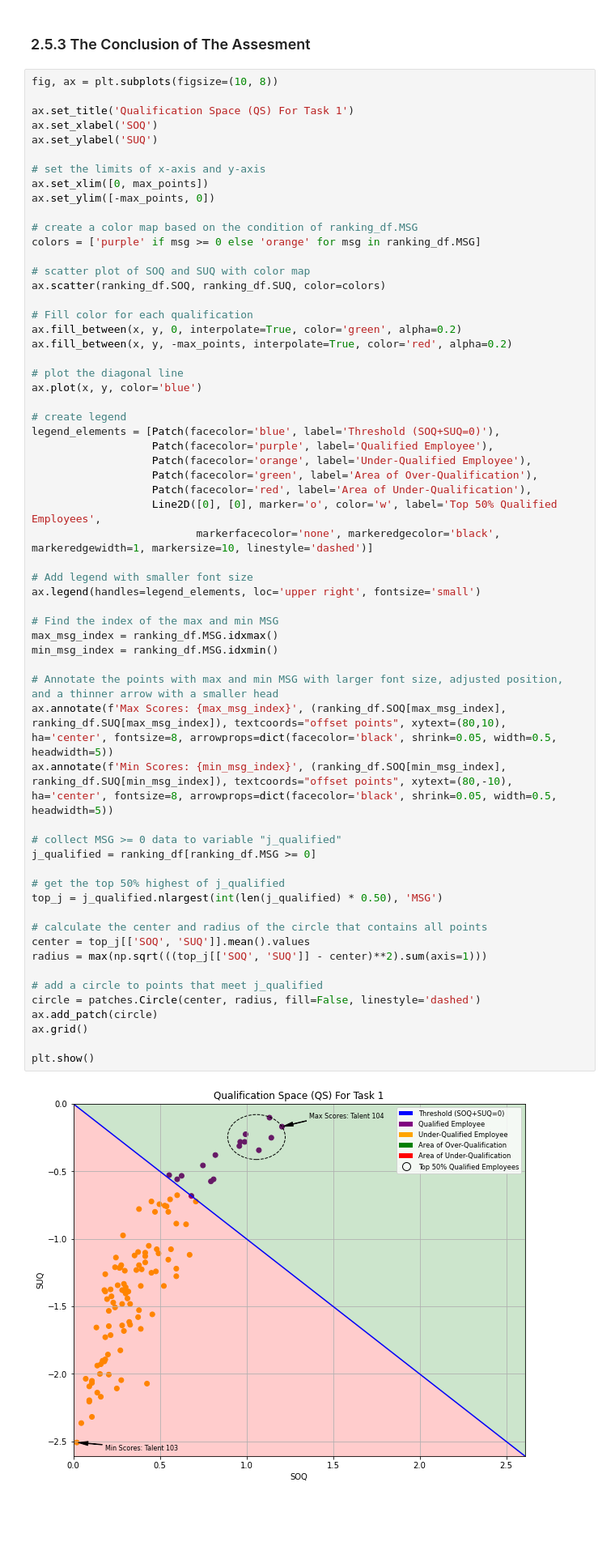
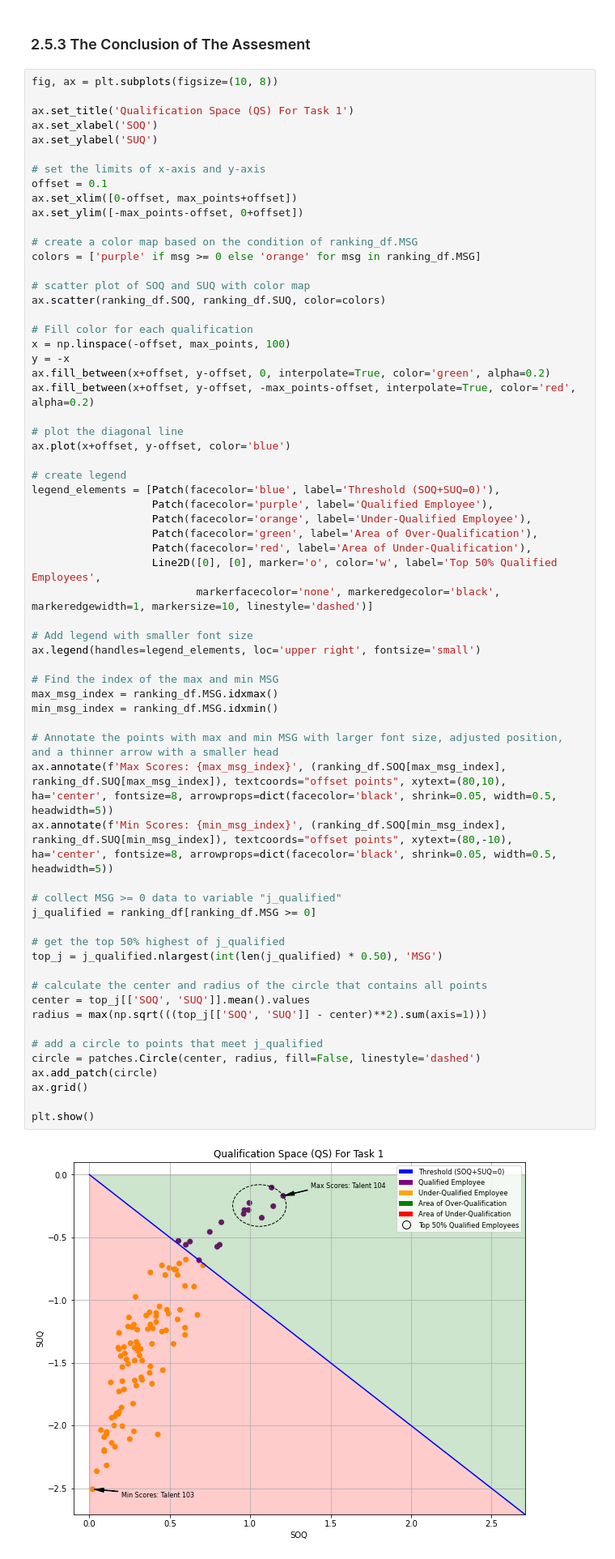
Before and after one commit to TK-Bunga-Matahari/shinchan, a Jupyter notebook: playgorund/competence_assesment/competence_assesment.ipynb, the cells around one changed output. Shown at 81% size. Cells and saved outputs as stored; diff of their text form; blank space fills up the shorter version.

Commit message:
add: offset for conclusion plot

```diff
--- a/playgorund/competence_assesment/competence_assesment.ipynb
+++ b/playgorund/competence_assesment/competence_assesment.ipynb
@@ -490,8 +490,9 @@ ax.set_xlabel('SOQ')
 ax.set_ylabel('SUQ')
 
 # set the limits of x-axis and y-axis
-ax.set_xlim([0, max_points])
-ax.set_ylim([-max_points, 0])
+offset = 0.1
+ax.set_xlim([0-offset, max_points+offset])
+ax.set_ylim([-max_points-offset, 0+offset])
 
 # create a color map based on the condition of ranking_df.MSG
 colors = ['purple' if msg >= 0 else 'orange' for msg in ranking_df.MSG]
@@ -500,11 +501,13 @@ colors = ['purple' if msg >= 0 else 'orange' for msg in ranking_df.MSG]
 ax.scatter(ranking_df.SOQ, ranking_df.SUQ, color=colors)
 
 # Fill color for each qualification
-ax.fill_between(x, y, 0, interpolate=True, color='green', alpha=0.2)
-ax.fill_between(x, y, -max_points, interpolate=True, color='red', alpha=0.2)
+x = np.linspace(-offset, max_points, 100)
+y = -x
+ax.fill_between(x+offset, y-offset, 0, interpolate=True, color='green', alpha=0.2)
+ax.fill_between(x+offset, y-offset, -max_points-offset, interpolate=True, color='red', alpha=0.2)
 
 # plot the diagonal line
-ax.plot(x, y, color='blue')
+ax.plot(x+offset, y-offset, color='blue')
 
 # create legend
 legend_elements = [Patch(facecolor='blue', label='Threshold (SOQ+SUQ=0)'),
@@ -516,31 +519,31 @@ legend_elements = [Patch(facecolor='blue', label='Threshold (SOQ+SUQ=0)'),
                           markerfacecolor='none', markeredgecolor='black', markeredgewidth=1, markersize=10, linestyle='dashed')]
 
 # Add legend with smaller font size
 ax.legend(handles=legend_elements, loc='upper right', fontsize='small')
 
 # Find the index of the max and min MSG
 max_msg_index = ranking_df.MSG.idxmax()
 min_msg_index = ranking_df.MSG.idxmin()
 
 # Annotate the points with max and min MSG with larger font size, adjusted position, and a thinner arrow with a smaller head
 ax.annotate(f'Max Scores: {max_msg_index}', (ranking_df.SOQ[max_msg_index], ranking_df.SUQ[max_msg_index]), textcoords="offset points", xytext=(80,10), ha='center', fontsize=8, arrowprops=dict(facecolor='black', shrink=0.05, width=0.5, headwidth=5))
 ax.annotate(f'Min Scores: {min_msg_index}', (ranking_df.SOQ[min_msg_index], ranking_df.SUQ[min_msg_index]), textcoords="offset points", xytext=(80,-10), ha='center', fontsize=8, arrowprops=dict(facecolor='black', shrink=0.05, width=0.5, headwidth=5))
 
 # collect MSG >= 0 data to variable "j_qualified"
 j_qualified = ranking_df[ranking_df.MSG >= 0]
 
 # get the top 50% highest of j_qualified
 top_j = j_qualified.nlargest(int(len(j_qualified) * 0.50), 'MSG')
 
 # calculate the center and radius of the circle that contains all points
 center = top_j[['SOQ', 'SUQ']].mean().values
 radius = max(np.sqrt(((top_j[['SOQ', 'SUQ']] - center)**2).sum(axis=1)))
 
 # add a circle to points that meet j_qualified
 circle = patches.Circle(center, radius, fill=False, linestyle='dashed')
 ax.add_patch(circle)
 ax.grid()
 
 plt.show()
 # %% [output]
-[figure, old version]
+[figure, new version]
```
Also changed, not shown: parts of 1 cell of this notebook.
